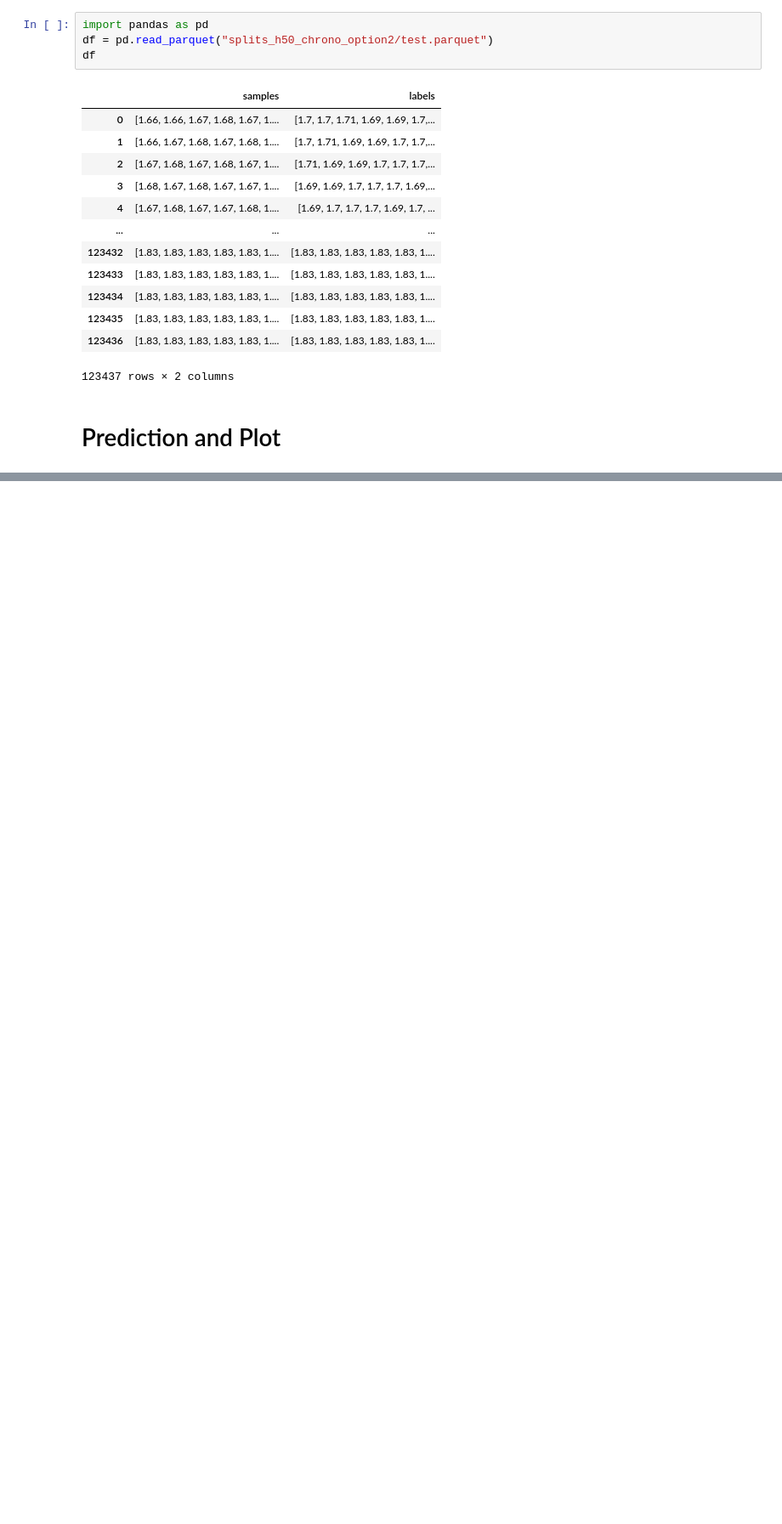
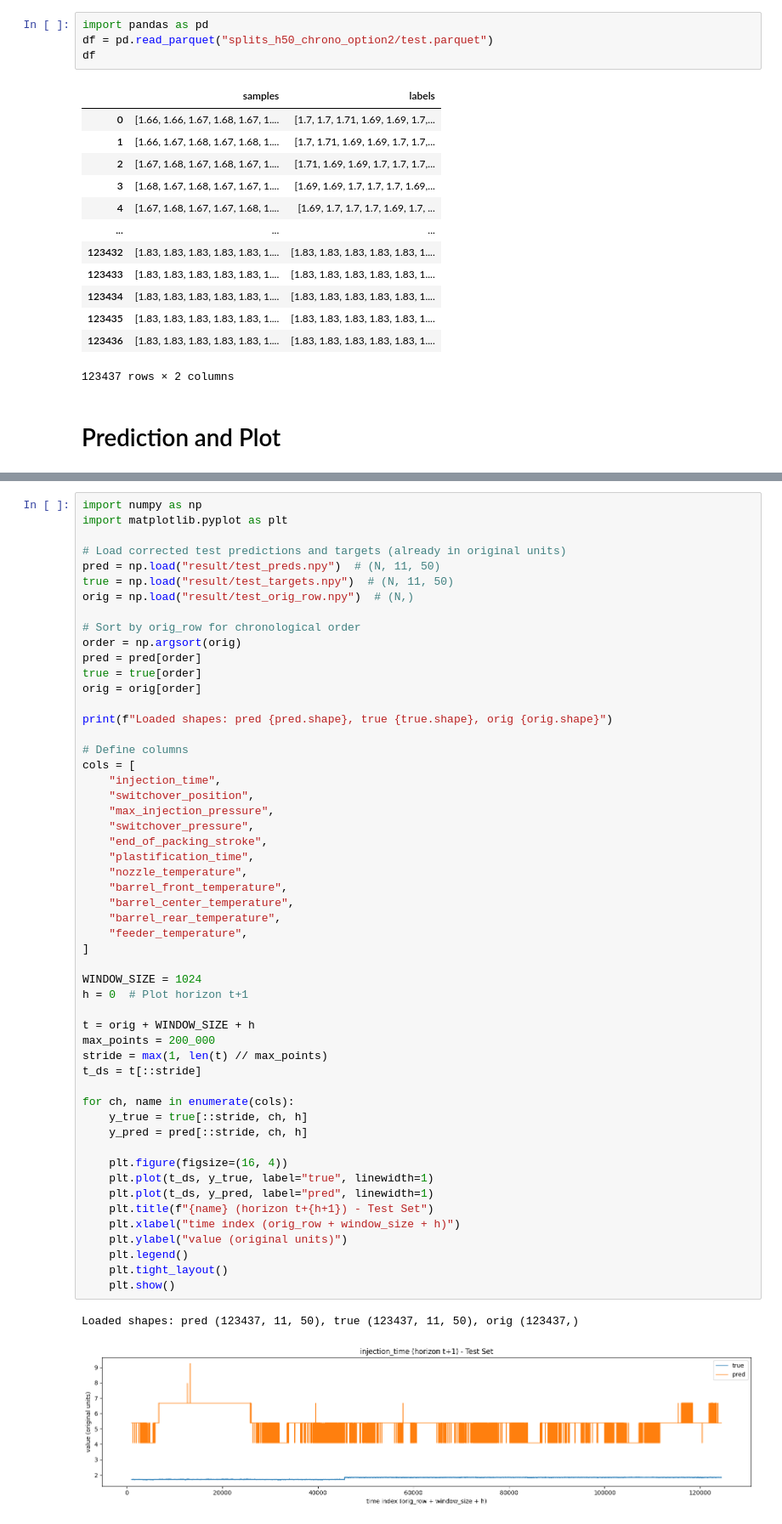
Before and after one commit to yaoxuan57/Sanwa_forecast_new, a Jupyter notebook: Forecast data pre-processing_future_50_shots.ipynb, the cells around one changed output, grey strips where cells are left out. Shown at 85% size. Cells and saved outputs as stored; diff of their text form; blank space fills up the shorter version.

```diff
--- a/Forecast data pre-processing_future_50_shots.ipynb
+++ b/Forecast data pre-processing_future_50_shots.ipynb
@@ -625,0 +337,56 @@ if mode == "zscore":
+# %%
+import numpy as np
+import matplotlib.pyplot as plt
+
+# Load corrected test predictions and targets (already in original units)
+pred = np.load("result/test_preds.npy")  # (N, 11, 50)
+true = np.load("result/test_targets.npy")  # (N, 11, 50)
+orig = np.load("result/test_orig_row.npy")  # (N,)
+
+# Sort by orig_row for chronological order
+order = np.argsort(orig)
+pred = pred[order]
+true = true[order]
+orig = orig[order]
+
+print(f"Loaded shapes: pred {pred.shape}, true {true.shape}, orig {orig.shape}")
+
+# Define columns
+cols = [
+    "injection_time",
+    "switchover_position",
+    "max_injection_pressure",
+    "switchover_pressure",
+    "end_of_packing_stroke",
+    "plastification_time",
+    "nozzle_temperature",
+    "barrel_front_temperature",
+    "barrel_center_temperature",
+    "barrel_rear_temperature",
+    "feeder_temperature",
+]
+
+WINDOW_SIZE = 1024
+h = 0  # Plot horizon t+1
+
+t = orig + WINDOW_SIZE + h
+max_points = 200_000
+stride = max(1, len(t) // max_points)
+t_ds = t[::stride]
+
+for ch, name in enumerate(cols):
+    y_true = true[::stride, ch, h]
+    y_pred = pred[::stride, ch, h]
+
+    plt.figure(figsize=(16, 4))
+    plt.plot(t_ds, y_true, label="true", linewidth=1)
+    plt.plot(t_ds, y_pred, label="pred", linewidth=1)
+    plt.title(f"{name} (horizon t+{h+1}) - Test Set")
+    plt.xlabel("time index (orig_row + window_size + h)")
+    plt.ylabel("value (original units)")
+    plt.legend()
+    plt.tight_layout()
+    plt.show()
+# %% [output]
+Loaded shapes: pred (123437, 11, 50), true (123437, 11, 50), orig (123437,)
+[figure, added]
```
Also changed, not shown: parts of 11 cells of this notebook, 1 other file.
